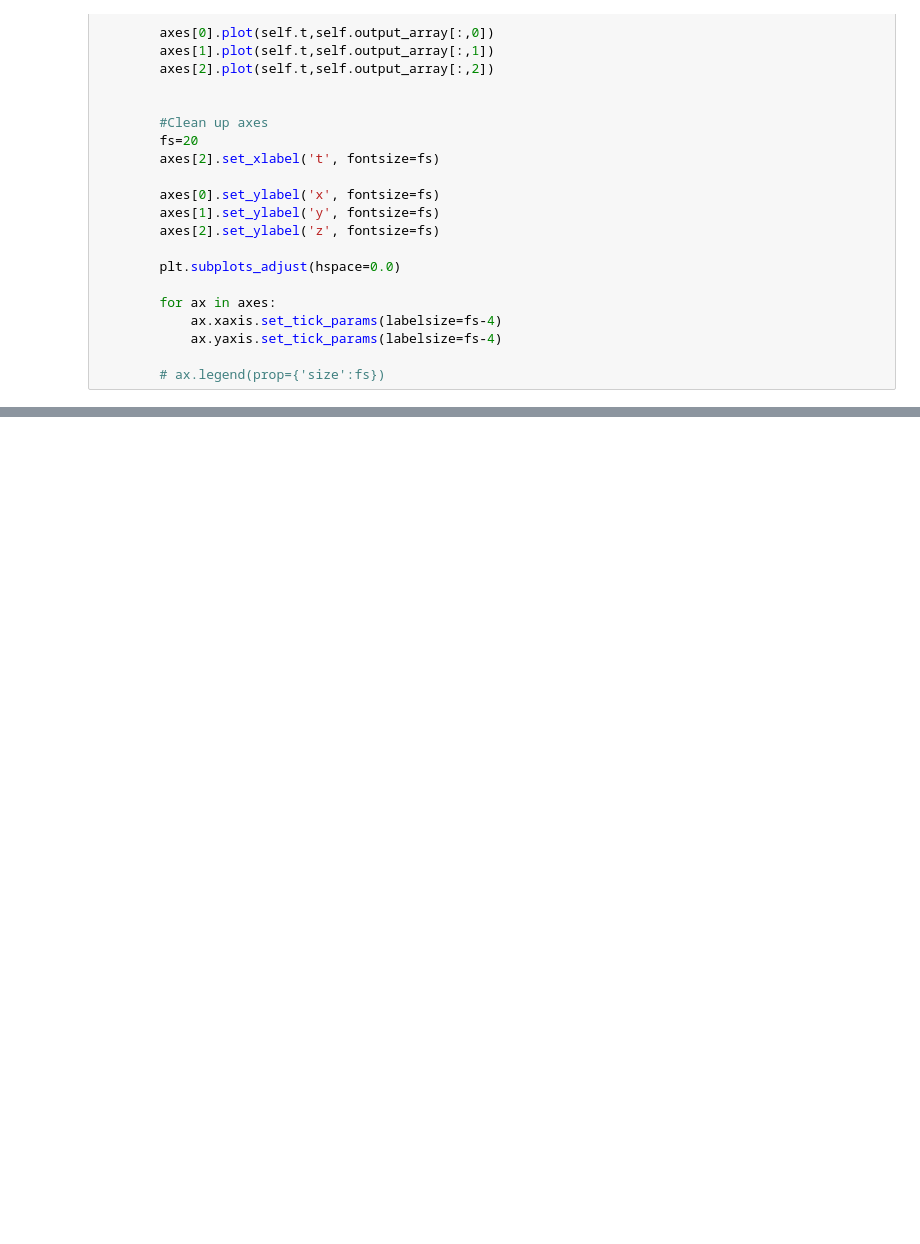
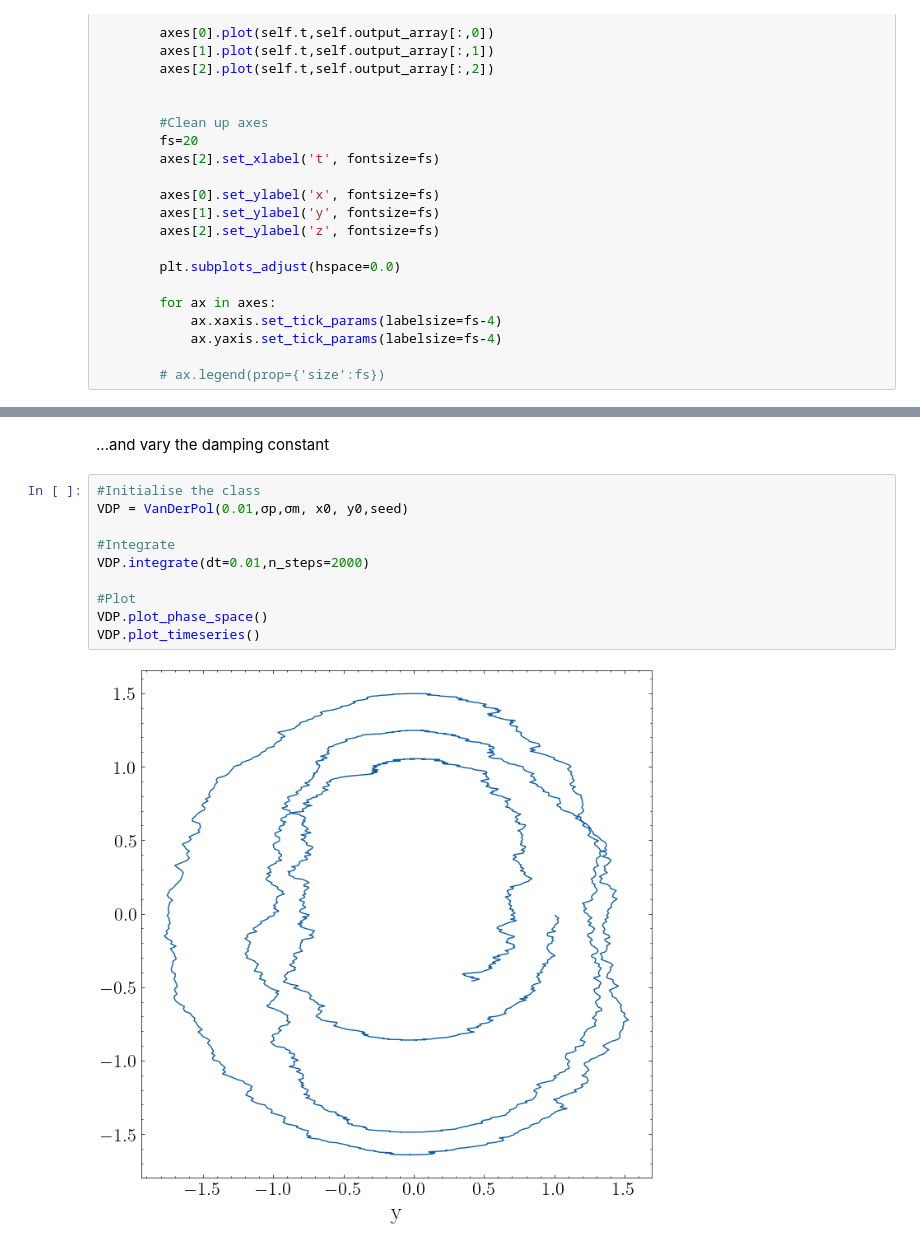
Before and after one commit to UniMelb-NSGW/SlowKalmanFilter, a Jupyter notebook: notebooks/tracking.ipynb, the cells around one changed output, grey strips where cells are left out. Saved outputs shown, nothing was run; the diff lists cells and outputs as text; blank space fills up the shorter version.

```diff
--- a/notebooks/tracking.ipynb
+++ b/notebooks/tracking.ipynb
@@ -141,0 +187,14 @@ VDP.plot_timeseries()
+# %% [markdown]
+...and vary the damping constant
+# %%
+#Initialise the class
+VDP = VanDerPol(0.01,σp,σm, x0, y0,seed)
+
+#Integrate
+VDP.integrate(dt=0.01,n_steps=2000)
+
+#Plot
+VDP.plot_phase_space()
+VDP.plot_timeseries()
+# %% [output]
+[figure, added]
```
Also changed, not shown: parts of 11 cells of this notebook.
